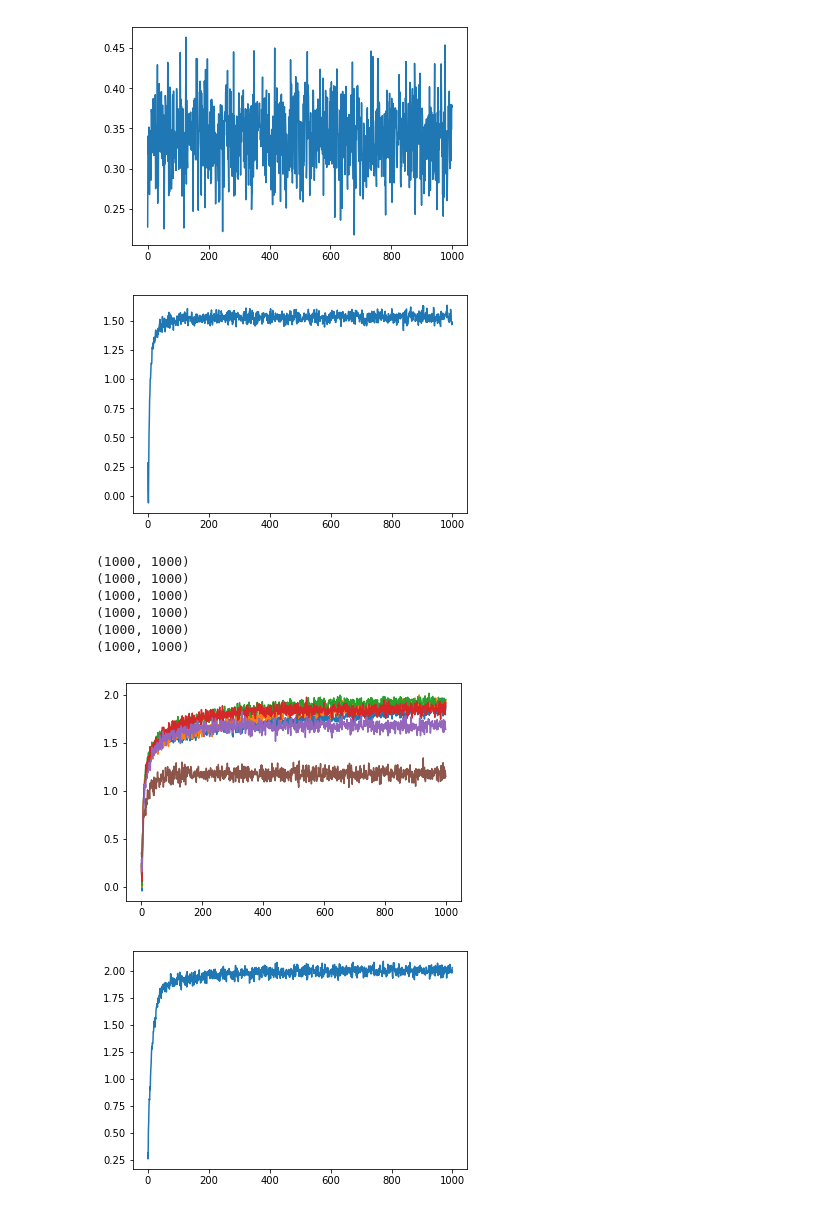
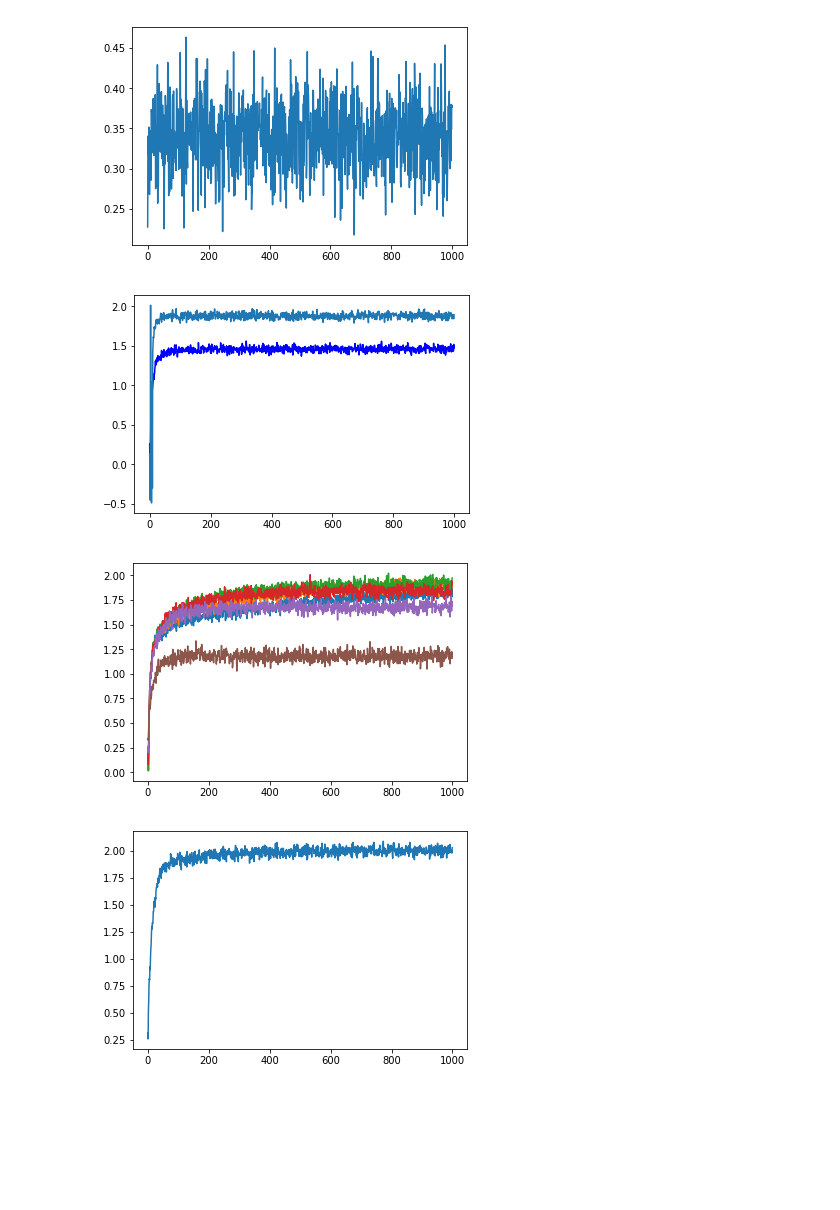
Before and after one commit to sveng1/ReinforcementLearning, a Jupyter notebook: MultiArmedBandit/Agents.ipynb, the cells around one changed output. Drawn from its saved outputs; the diff is of its cells as text; code cells hidden in the pictures; blank space fills up the shorter version.

```diff
--- a/MultiArmedBandit/Agents.ipynb
+++ b/MultiArmedBandit/Agents.ipynb
@@ -101,6 +112,7 @@ class EpsilonGreedyAgent:
     def __init__(self,n_bandits,epsilon):
         self.n_bandits = n_bandits
         self.epsilon = epsilon
+        self.reset()
     def reset(self):
         self.all_n = np.zeros(self.n_bandits)
         self.all_Q = np.zeros(self.n_bandits)
@@ -144,24 +156,20 @@ plt.show()
 [figure]
 # %%
 greedy = run_multi_armed_bandit(env,1000,1000,greedy_agent)
-plt.plot(greedy)
+optimistic = run_multi_armed_bandit(env,1000,1000,optimistic_greedy_agent)
+plt.plot(greedy,c="b")
+plt.plot(optimistic)
 plt.show()
 # %% [output]
-[figure, old version]
+[figure, new version]
 # %%
 for epsilon in [0.01,0.02,0.05,0.1,0.2,0.5]:
     epsilon_greedy_agent = EpsilonGreedyAgent(10,epsilon)
-    epsilon_greedy = run_experiment(epsilon_greedy_agent,n_runs=1000)
+    epsilon_greedy = run_multi_armed_bandit(env,1000,1000,epsilon_greedy_agent)
     plt.plot(epsilon_greedy)
 plt.show()
 # %% [output]
-(1000, 1000)
-(1000, 1000)
-(1000, 1000)
-(1000, 1000)
-(1000, 1000)
-(1000, 1000)
-[figure, old version]
+[figure, new version]
 # %%
 ucb = run_multi_armed_bandit(env,1000,1000,ucb_agent)
 plt.plot(ucb)
```
Also changed, not shown: parts of 4 cells of this notebook.
